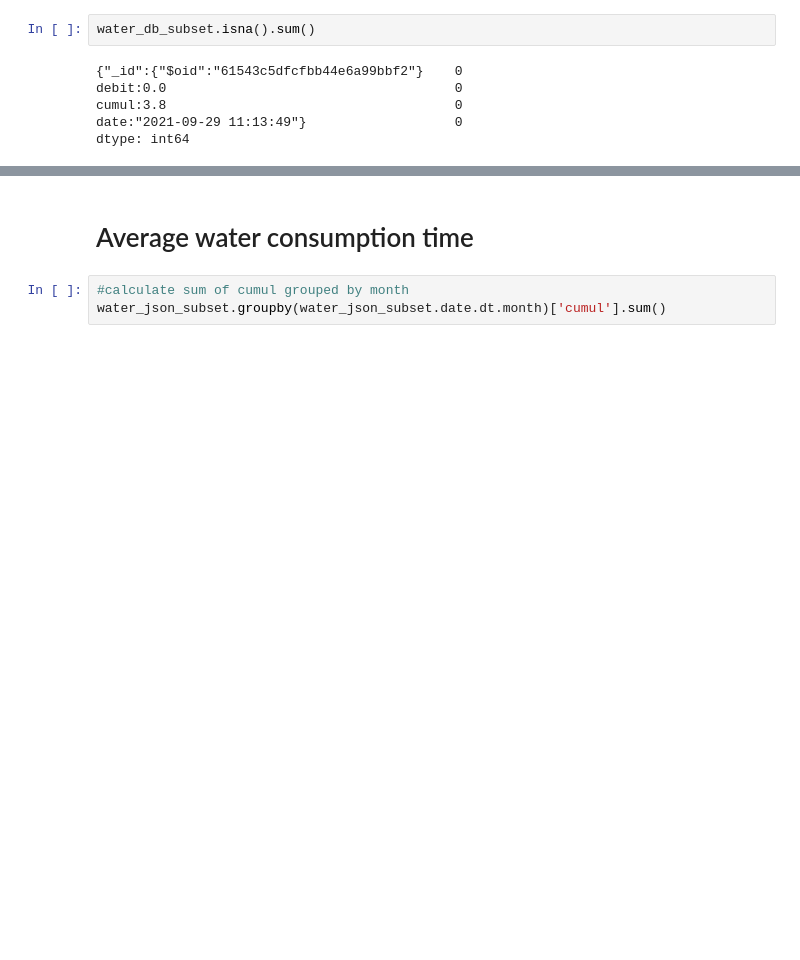
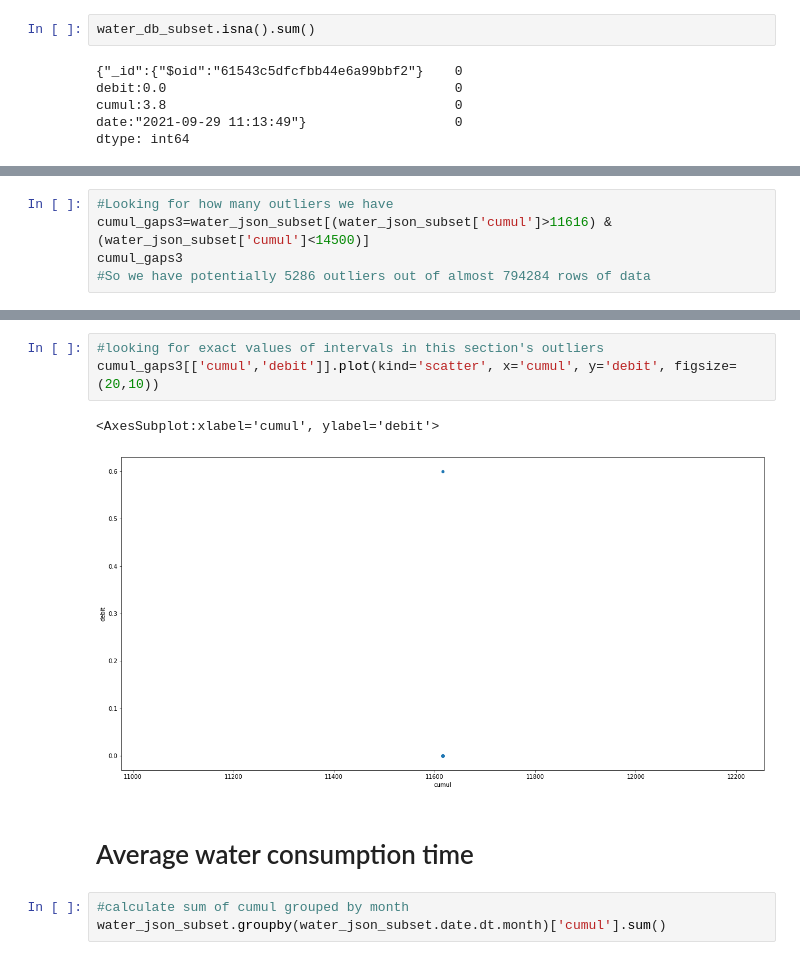
Before and after one commit to Cyrine-afk/Water-Consumption, a Jupyter notebook: Water DB.ipynb, the cells around one changed output, grey strips where cells are left out. Saved outputs shown, nothing was run; the diff lists cells and outputs as text; blank space fills up the shorter version.

```diff
--- a/Water DB.ipynb
+++ b/Water DB.ipynb
@@ -367,0 +424,5 @@ dtype: int64
+# %%
+#Looking for how many outliers we have
+cumul_gaps3=water_json_subset[(water_json_subset['cumul']>11616) & (water_json_subset['cumul']<14500)]
+cumul_gaps3
+#So we have potentially 5286 outliers out of almost 794284 rows of data
@@ -368,3 +447,9 @@ dtype: int64
+# %%
+#looking for exact values of intervals in this section's outliers
+cumul_gaps3[['cumul','debit']].plot(kind='scatter', x='cumul', y='debit', figsize=(20,10))
+# %% [output]
+<AxesSubplot:xlabel='cumul', ylabel='debit'>
+[figure, added]
 # %% [markdown]
 # Average water consumption time
 # %%
```
Also changed, not shown: parts of 7 cells of this notebook.
